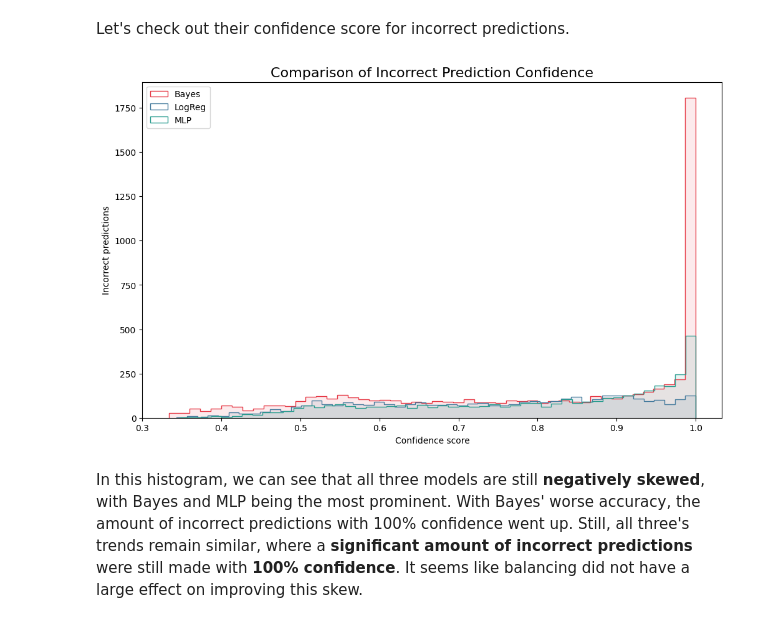
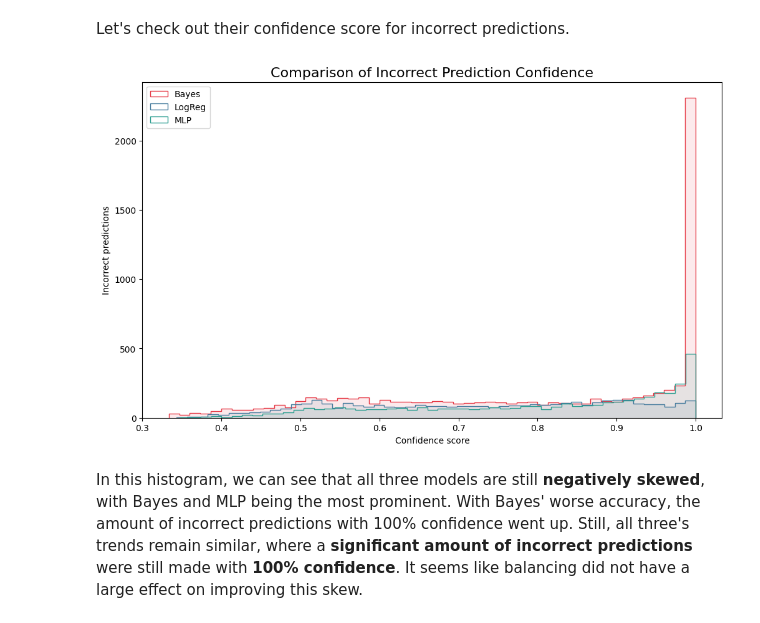
Before and after one commit to OutForMilks/STINTSY-Order-of-Erin, a Jupyter notebook: notebooks/eval.ipynb, the cells around one changed output. Saved outputs shown, nothing was run; the diff lists cells and outputs as text; code cells hidden in the pictures.

```diff
--- a/notebooks/eval.ipynb
+++ b/notebooks/eval.ipynb
@@ -539,41 +539,41 @@ Its recall got **better**, but its precision got **worse**. Its performance is s
 # %% [markdown]
 Let's check out their confidence score for incorrect predictions.
 # %%
-mnb_confidence = mnb_balanced.predict_proba(X_test).max(axis=1)[y_pred_mnb != y_test.values]
-mlr_confidence = mlr_balanced.predict_proba(X_test).max(axis=1)[y_pred_mlr != y_test.values]
+mnb_confidence = mnb_balanced.predict_proba(X_test).max(axis=1)[y_pred_mnb_bal != y_test.values]
+mlr_confidence = mlr_balanced.predict_proba(X_test).max(axis=1)[y_pred_mlr_bal != y_test.values]
 
 X_convert = []
 
 for X_batch, _ in test_loader:
     X_convert.append(X_batch)
 
 X_converted = torch.cat(X_convert, dim=0).to(DEVICE)
 
 with torch.no_grad():
     mlp_logits = mlp_balanced(X_converted)
     mlp_probs = fun.softmax(mlp_logits, dim=1).cpu().numpy().max(axis=1)
     mlp_confidence = mlp_probs[y_pred_mlp_bal != y_test.values]
 
 plt.figure(figsize=(12, 7))
 
 # Outline
 plt.hist(mnb_confidence, bins=50, histtype='step', label="Bayes", color="#E63946")
 plt.hist(mlr_confidence, bins=50, histtype='step', label="LogReg", color="#457B9D")
 plt.hist(mlp_confidence, bins=50, histtype='step', label="MLP", color="#2A9D8F")
 
 # Fill
 plt.hist(mnb_confidence, bins=50, alpha=0.1, color="#E63946")
 plt.hist(mlr_confidence, bins=50, alpha=0.1, color="#457B9D")
 plt.hist(mlp_confidence, bins=50, alpha=0.1, color="#2A9D8F")
 
 plt.title("Comparison of Incorrect Prediction Confidence", fontsize=16)
 plt.xlabel("Confidence score")
 plt.ylabel("Incorrect predictions")
 plt.legend(loc='upper left')
 
 plt.show()
 # %% [output]
-[figure, old version]
+[figure, new version]
 # %% [markdown]
 In this histogram, we can see that all three models are still **negatively skewed**, with Bayes and MLP being the most prominent. With Bayes' worse accuracy, the amount of incorrect predictions with 100% confidence went up. Still, all three's trends remain similar, where a **significant amount of incorrect predictions** were still made with **100% confidence**. It seems like balancing did not have a large effect on improving this skew.
 # %% [markdown]
```
Also changed, not shown: parts of 5 cells of this notebook.
